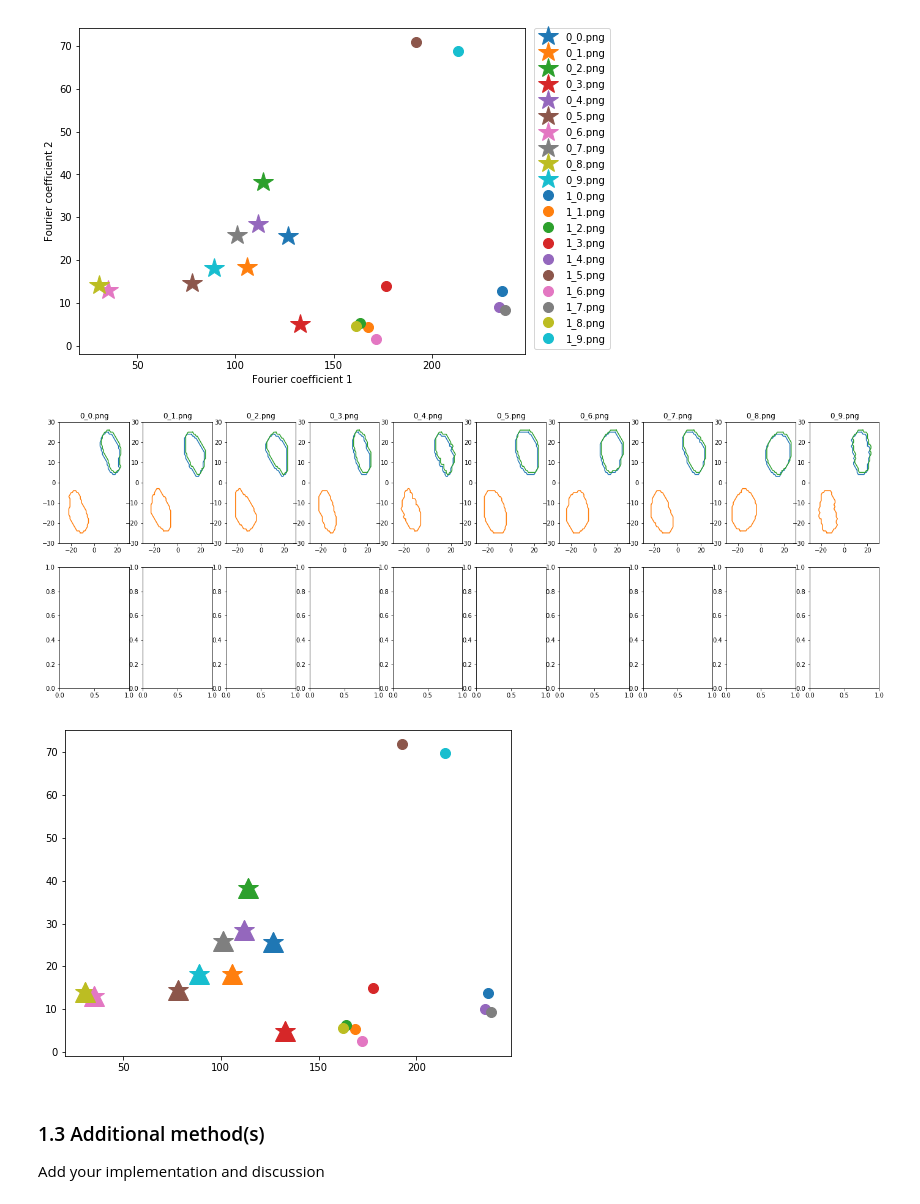
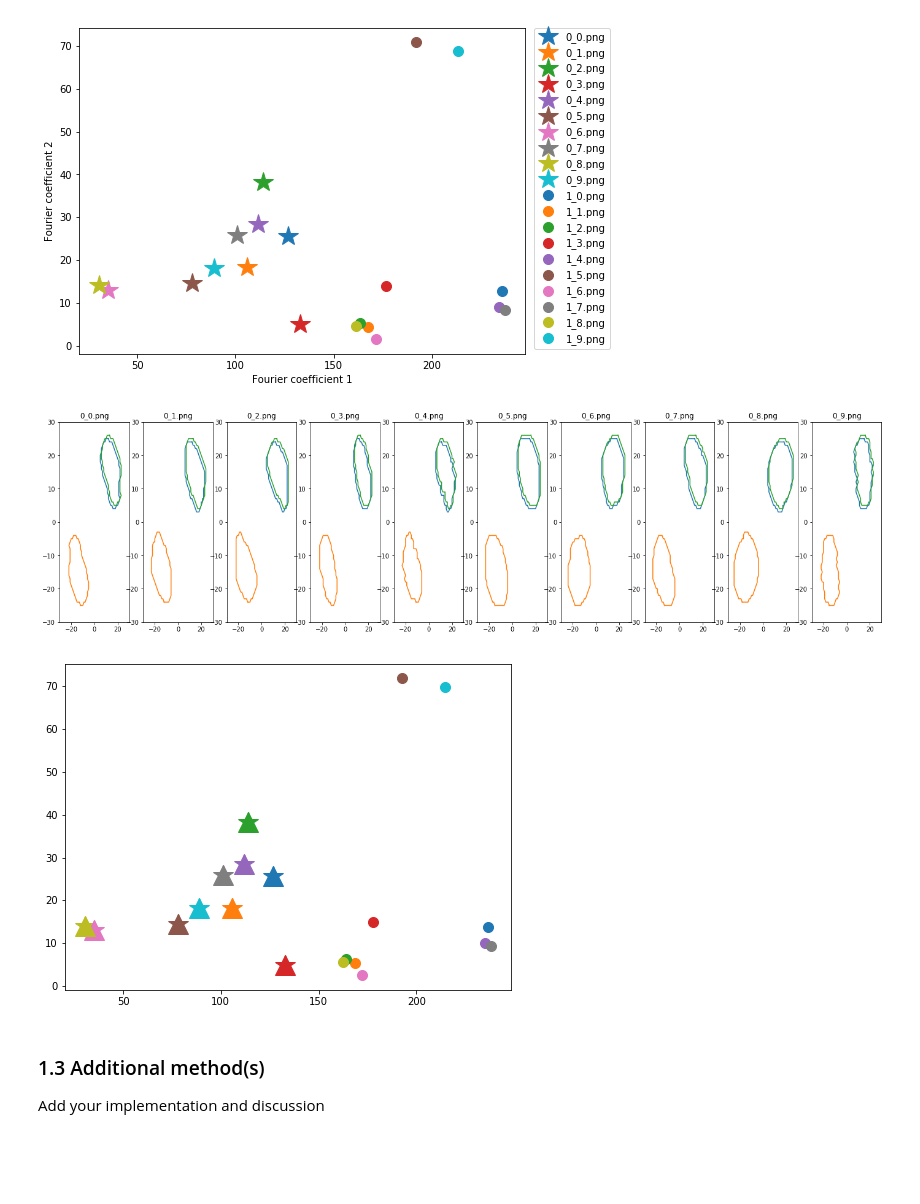
Before and after one commit to zenomessi/IAPR, a Jupyter notebook: labs/lab_02_object_description.ipynb, the cells around one changed output. Saved outputs shown, nothing was run; the diff lists cells and outputs as text; code cells hidden in the pictures; blank space fills up the shorter version.

Commit message:
Started working on function definitions

```diff
--- a/labs/lab_02_object_description.ipynb
+++ b/labs/lab_02_object_description.ipynb
@@ -77,6 +77,8 @@ for ax, im, nm in zip(axes[1], ones_im, ones_names):
 ### 1.2 Fourier descriptors
 Add your implementation and discussion
 # %%
+#IMPORTS AND FUNCTIONS DEFINITIONS
+
 #import the libraries once and for all
 import skimage.filters
 import numpy as np
@@ -95,5 +97,13 @@ import cmath
 # function that computes the area enclosed by a set of points
 def PolyArea(x,y):
     return 0.5*np.abs(np.dot(x,np.roll(y,1))-np.dot(y,np.roll(x,1)))
-def PolyArea_list(x):
-    return 0.5*np.abs(np.dot(x[:,0],np.roll(x[:,1],1))-np.dot(x[:,1],np.roll(x[:,0],1)))
+
+def morpho_operation(images):
+    res=[]
+    for im in images:
+#         im=morphology.binary_dilation(im,morphology.square(2))
+        res.append(im)
+    return res
+
+def biggest_contours(im):
+    res=[]
@@ -128,14 +119,9 @@ outer_0=[]
 outer_1=[]
 
 #Morphological operations, I'm not sure which one would fit best, for now I just dilate them all
-zeros_dilated=[]
-ones_dilated=[]
-for im in zeros_bin:
-#     im=morphology.binary_dilation(im,morphology.square(2))
-    zeros_dilated.append(im)
-for im in ones_bin:
-#     im=morphology.binary_dilation(im,morphology.square(2))
-    ones_dilated.append(im)
+#The definitions of the morphological functions was moved to the cell above
+zeros_dilated=morpho_operation(zeros_bin)
+ones_dilated=morpho_operation(ones_bin)
 
 # Finding contours and taking the biggest contour as the one we want
 for im in zeros_dilated:
@@ -252,8 +238,8 @@ for u in us_0_rotated:
         z_u.append(np.exp(complex(0.,math.pi))*z)
     us_0_rerotated.append(z_u)
 
-fig, axes = plt.subplots(2, len(zeros_im), figsize=(24, 8))
-for ax, im1,im2,im3, nm in zip(axes[0], us_z, us_0_rotated,us_0_rerotated, zeros_names):
+fig, axes = plt.subplots(1, len(zeros_im), figsize=(24, 6))
+for ax, im1,im2,im3, nm in zip(axes, us_0, us_0_rotated,us_0_rerotated, zeros_names):
     ax.plot([u.imag for u in im1],[u.real for u in im1])
     ax.plot([u.imag for u in im2],[u.real for u in im2])
     ax.plot([u.imag+1 for u in im3],[u.real+1 for u in im3])
@@ -262,34 +248,34 @@ for ax, im1,im2,im3, nm in zip(axes[0], us_z, us_0_rotated,us_0_rerotated, zeros
     ax.set(xlim=(xmin, xmax), ylim=(xmin, xmax))
     ax.set_title(nm)
 # for ax, im, nm in zip(axes[1], us_z_rotated, zeros_names):
 #     ax.plot([u.imag for u in im],[u.real for u in im])
 # #     ax.axis('off')
 #     ax.set_title(nm)
 plt.show()
 
 
 ft_0_rotated=[]
 for u in us_0_rotated:
     ftu=[]
     n=float(len(u))
     for l in range(0,10):
         temp=sum([u_i*np.exp(-complex(0,1.)*2*math.pi*k*l/n) for (k, u_i) in enumerate(u)])
         ftu.append(temp)
     ft_0_rotated.append(ftu)
 
 ft_0_rotated_norm=[[abs(u) for u in f] for f in ft_0_rotated]
 
 fig, ax = plt.subplots(1, 1, figsize=(8, 6))
 for f in ft_0_norm:
     ax.plot(f[1], f[2], '*', markersize='20')
 for f in ft_1_norm:
     ax.plot(f[1]+1, f[2]+1, '.', markersize='20')
 for f in ft_0_rotated_norm:
     ax.plot(f[1], f[2], '^', markersize='20')
 
 plt.show()
 # %% [output]
-[figure, old version]
+[figure, new version]
 [figure]
 # %%
 #histogram
```
Also changed, not shown: parts of 2 cells of this notebook.
